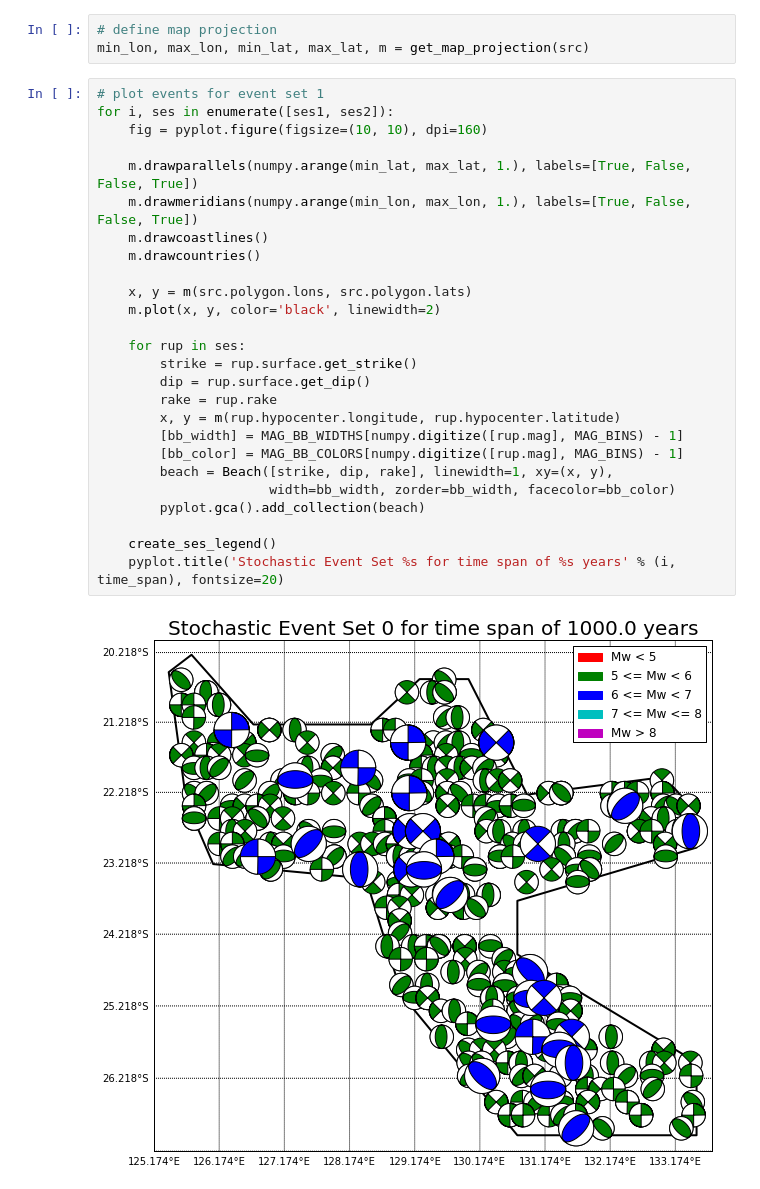
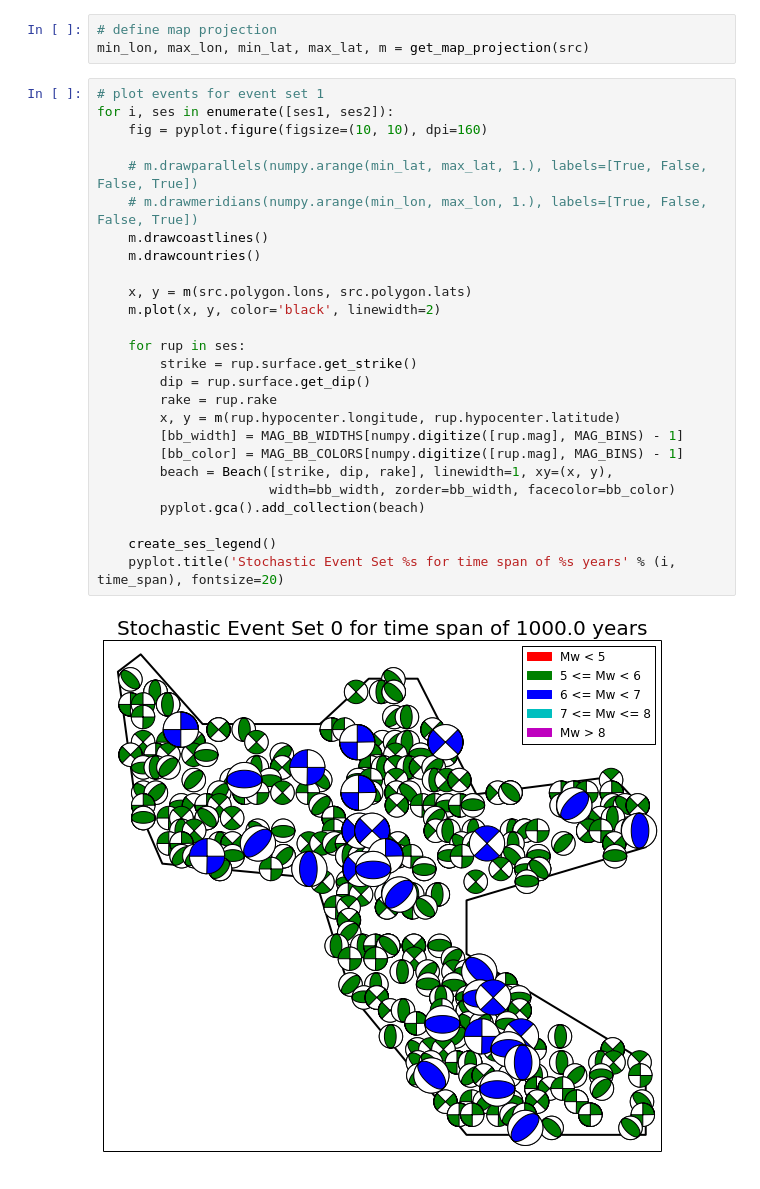
Before and after one commit to GEMScienceTools/notebooks, a Jupyter notebook: hazardlib/StochasticEventSets.ipynb, the cells around one changed output. Drawn from its saved outputs; the diff is of its cells as text.

```diff
--- a/hazardlib/StochasticEventSets.ipynb
+++ b/hazardlib/StochasticEventSets.ipynb
@@ -143,28 +146,28 @@ min_lon, max_lon, min_lat, max_lat, m = get_map_projection(src)
 # %%
 # plot events for event set 1
 for i, ses in enumerate([ses1, ses2]):
     fig = pyplot.figure(figsize=(10, 10), dpi=160)
 
-    m.drawparallels(numpy.arange(min_lat, max_lat, 1.), labels=[True, False, False, True])
-    m.drawmeridians(numpy.arange(min_lon, max_lon, 1.), labels=[True, False, False, True])
+    # m.drawparallels(numpy.arange(min_lat, max_lat, 1.), labels=[True, False, False, True])
+    # m.drawmeridians(numpy.arange(min_lon, max_lon, 1.), labels=[True, False, False, True])
     m.drawcoastlines()
     m.drawcountries()
 
     x, y = m(src.polygon.lons, src.polygon.lats)
     m.plot(x, y, color='black', linewidth=2)
 
     for rup in ses:
         strike = rup.surface.get_strike()
         dip = rup.surface.get_dip()
         rake = rup.rake
         x, y = m(rup.hypocenter.longitude, rup.hypocenter.latitude)
         [bb_width] = MAG_BB_WIDTHS[numpy.digitize([rup.mag], MAG_BINS) - 1]
         [bb_color] = MAG_BB_COLORS[numpy.digitize([rup.mag], MAG_BINS) - 1]
         beach = Beach([strike, dip, rake], linewidth=1, xy=(x, y),
                       width=bb_width, zorder=bb_width, facecolor=bb_color)
         pyplot.gca().add_collection(beach)
 
     create_ses_legend()
     pyplot.title('Stochastic Event Set %s for time span of %s years' % (i, time_span), fontsize=20)
 # %% [output]
-[figure, old version]
+[figure, new version]
```
Also changed, not shown: parts of 2 cells of this notebook.
